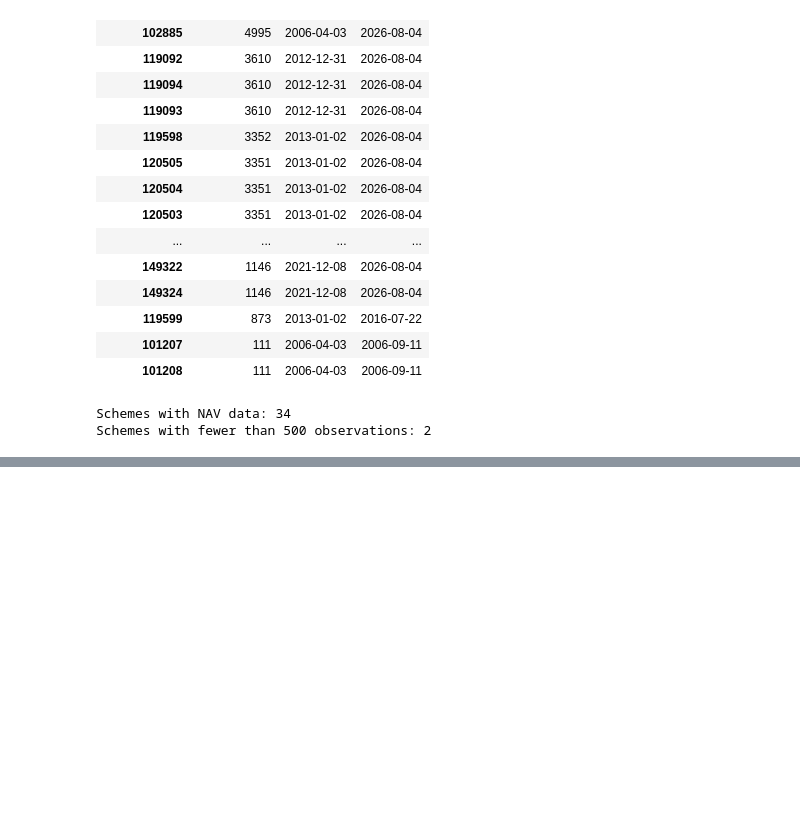
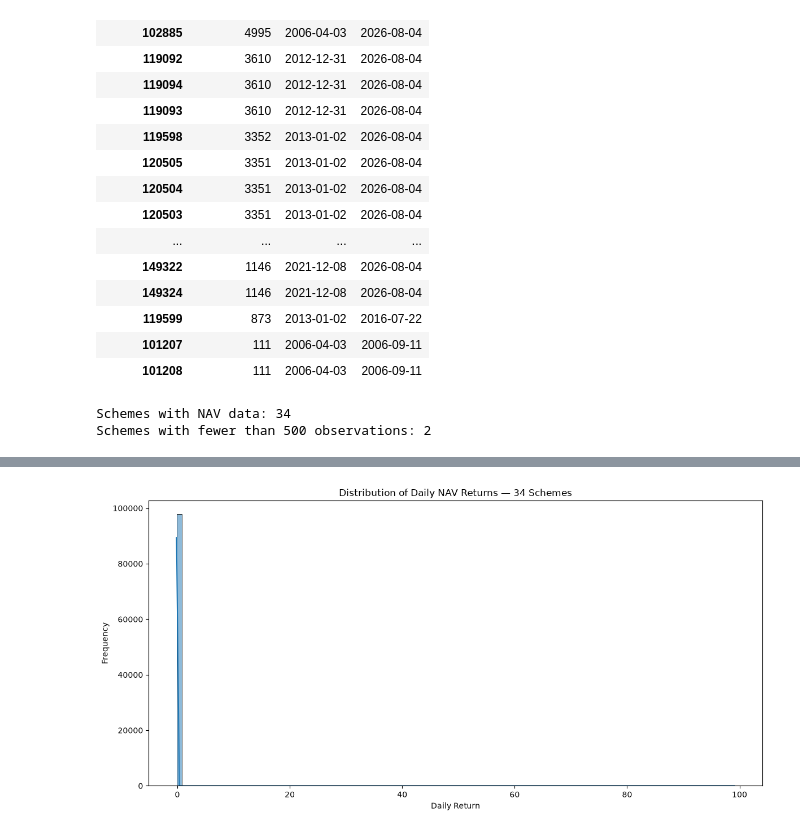
Before and after one commit to VANSHxGIT/CapstoneProject.Mutual_Fund_Analysis, a Jupyter notebook: notebooks/Performance_Analytics.ipynb, the cells around one changed output, grey strips where cells are left out. Cells and saved outputs as stored; diff of their text form; code cells hidden in the pictures; blank space fills up the shorter version.

```diff
--- a/notebooks/Performance_Analytics.ipynb
+++ b/notebooks/Performance_Analytics.ipynb
@@ -390,0 +348,20 @@ Schemes in NAV: 34
+# %%
+nav_history["daily_return"] = (
+    nav_history
+    .groupby("scheme_code")["nav"]
+    .pct_change()
+)
+
+returns = nav_history.dropna(
+    subset=["daily_return"]
+).copy()
+
+print("Return observations:", len(returns))
+print(
+    "Schemes:",
+    returns["scheme_code"].nunique()
+)
+
+display(
+    returns.head(10)
+)
@@ -390,0 +382,18 @@ Schemes in NAV: 34
+# %%
+# Validating return distribution
+plt.figure(figsize=(12, 6))
+
+sns.histplot(
+    returns["daily_return"],
+    bins=100,
+    kde=True
+)
+
+plt.title("Distribution of Daily NAV Returns — 34 Schemes")
+plt.xlabel("Daily Return")
+plt.ylabel("Frequency")
+
+plt.tight_layout()
+plt.show()
+# %% [output]
+[figure, added]
```
Also changed, not shown: parts of 5 cells of this notebook.
